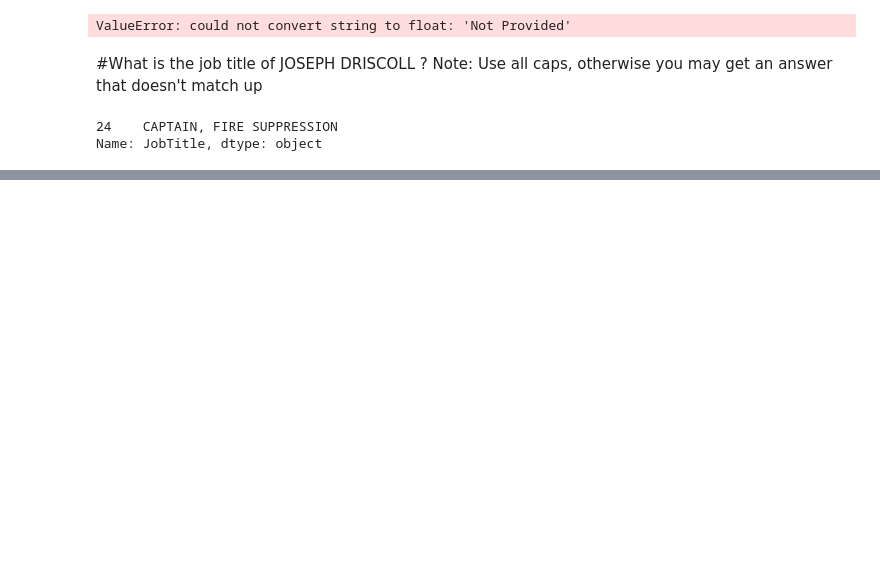
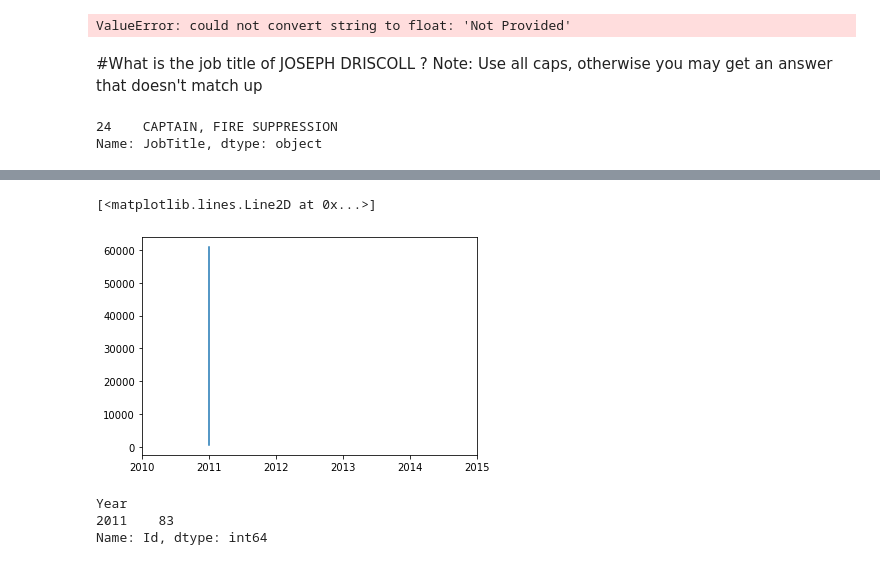
Before and after one commit to mayakadam/Python, a Jupyter notebook: Salaries_Kaggle.ipynb, the cells around one changed output, grey strips where cells are left out. Cells and saved outputs as stored; diff of their text form; code cells hidden in the pictures; blank space fills up the shorter version.

```diff
--- a/Salaries_Kaggle.ipynb
+++ b/Salaries_Kaggle.ipynb
@@ -37,2 +37,0 @@ sal['Id'].nunique()
-# %%
-sal['Status'].fillna('Unknown', inplace=True)
@@ -140,3 +120,5 @@ print(sal[sal['EmployeeName'] =='JOSEPH DRISCOLL']['JobTitle'])
 # %% [output]
 24    CAPTAIN, FIRE SUPPRESSION
 Name: JobTitle, dtype: object
+# %%
+sal_clerk = sal[sal['JobTitle'] == 'ACCOUNT CLERK']
@@ -142,0 +141,13 @@ Name: JobTitle, dtype: object
+# %%
+plt.xlim(2010, 2015)
+plt.xticks([2010, 2011, 2012, 2013, 2014, 2015])
+plt.plot(sal_clerk['Year'],sal_clerk['TotalPay'])
+# %% [output]
+[<matplotlib.lines.Line2D at 0x...>]
+[figure, added]
+# %%
+sal_clerk.groupby(['Year'])['Id'].count()
+# %% [output]
+Year
+2011    83
+Name: Id, dtype: int64
```
Also changed, not shown: parts of 19 cells of this notebook, 10 other files.
